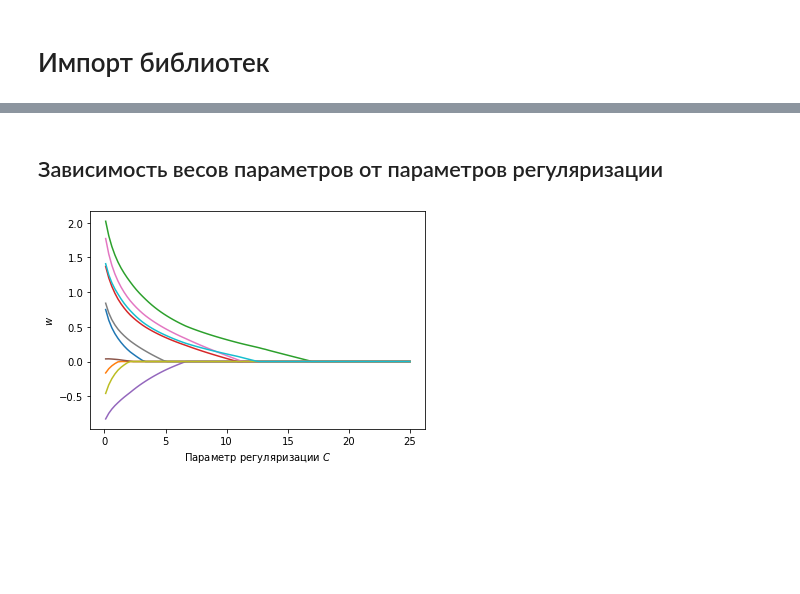
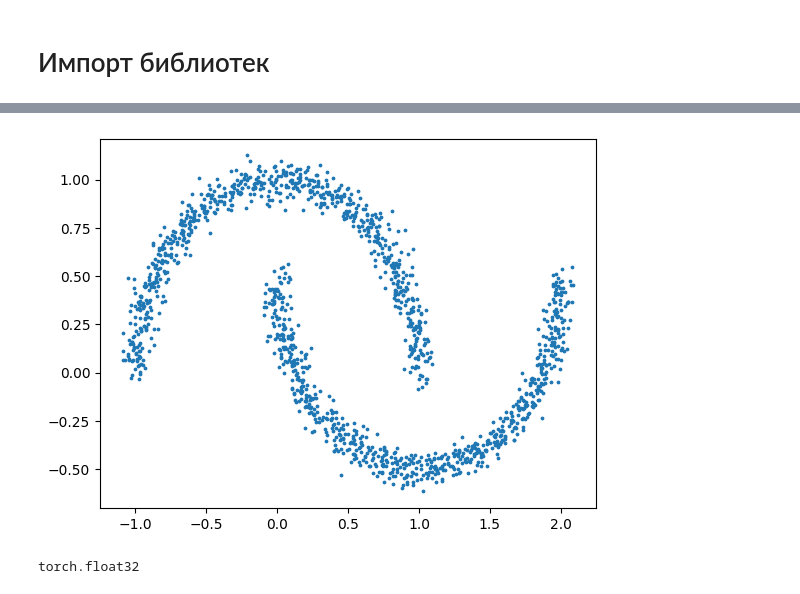
Before and after one commit to gregkseno/masters-thesis, a Jupyter notebook: code/main.ipynb, the cells around one changed output, grey strips where cells are left out. Cells and saved outputs as stored; diff of their text form; code cells hidden in the pictures; blank space fills up the shorter version.

```diff
--- a/code/main.ipynb
+++ b/code/main.ipynb
@@ -63,2 +17,0 @@ weighted avg       0.96      0.96      0.96        25
-# %% [markdown]
-## Зависимость весов параметров от параметров регуляризации
@@ -67,13 +17,0 @@ Cs, accuracy, parameters = cv_parameters(dataset.X, dataset.y)
-# %%
-plt.plot(Cs, parameters)
-
-plt.xlabel('Параметр регуляризации $C$')
-plt.ylabel('$w$')
-
-plt.savefig(
-    os.path.join(figures, 'log_reg_cs_exp.eps'),
-    bbox_inches='tight')
-
-plt.show()
-# %% [output]
-[figure, removed]
@@ -79,0 +31,12 @@ plt.show()
+# %%
+N_SAMPLES = 1_500
+# %%
+moons = torch.tensor(make_moons(N_SAMPLES, noise=0.05)[0], dtype=torch.float32)
+plt.scatter(moons[:, 0], moons[:, 1], s=3)
+plt.show()
+moons.shape
+moons = moons.to('cuda')
+moons.dtype
+# %% [output]
+[figure, added]
+torch.float32
```
Also changed, not shown: parts of 42 cells of this notebook.
